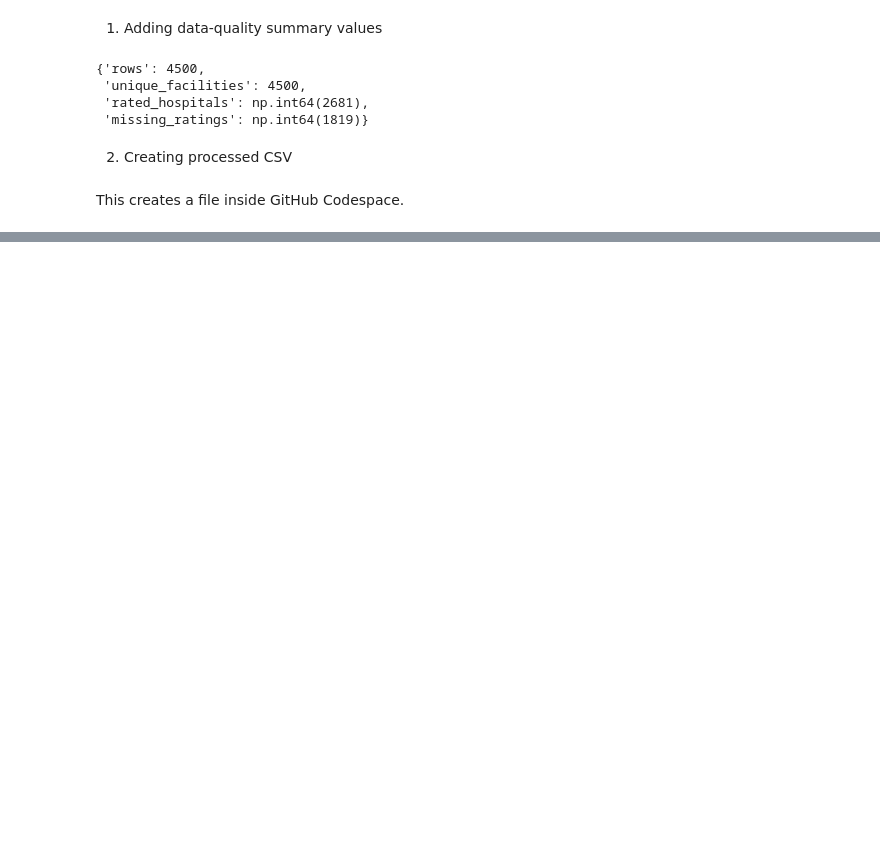
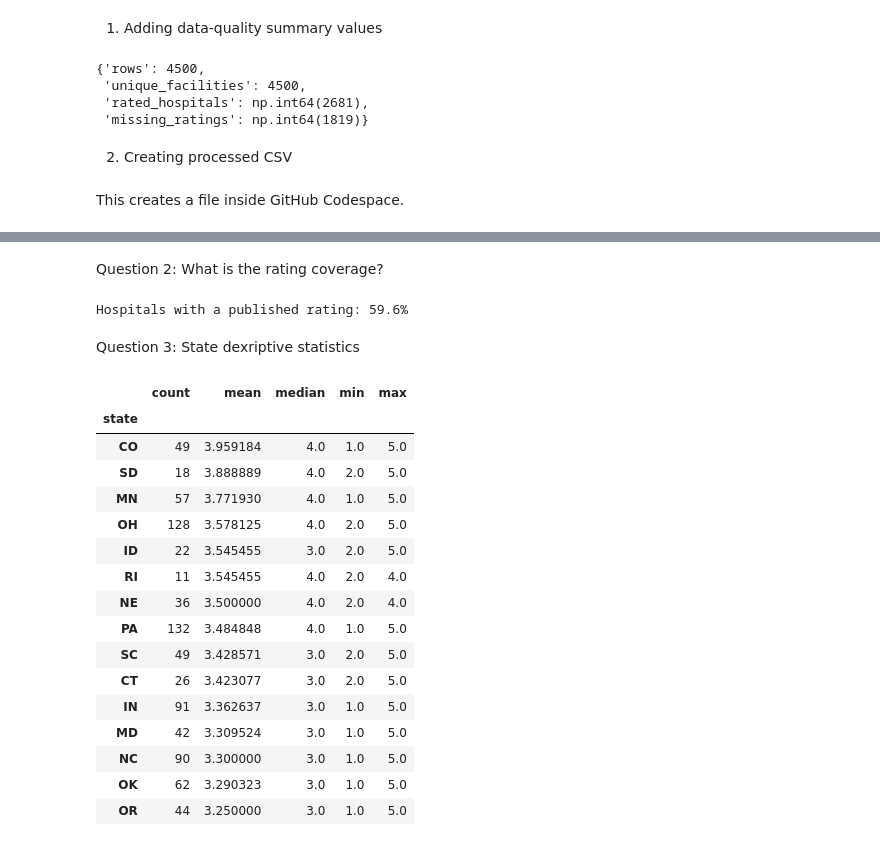
Before and after one commit to rtorresromero93/us-hospital-quality-analysis, a Jupyter notebook: notebooks/01_hospital_quality_analysis.ipynb, the cells around one changed output, grey strips where cells are left out. Drawn from its saved outputs; the diff is of its cells as text; code cells hidden in the pictures; blank space fills up the shorter version.

```diff
--- a/notebooks/01_hospital_quality_analysis.ipynb
+++ b/notebooks/01_hospital_quality_analysis.ipynb
@@ -428,0 +450,35 @@ hospitals.to_csv("data/processed/hospitals_clean.csv", index=False)
+# %% [markdown]
+Question 2: What is the rating coverage?
+# %%
+rating_coverage = hospitals["hospital_overall_rating"].notna().mean() * 100
+print(f"Hospitals with a published rating: {rating_coverage:.1f}%")
+# %% [output]
+Hospitals with a published rating: 59.6%
+# %% [markdown]
+Question 3: State dexriptive statistics
+# %%
+state_summary = (
+    hospitals.dropna(subset=["hospital_overall_rating"])
+    .groupby("state")["hospital_overall_rating"]
+    .agg(["count", "mean", "median", "min", "max"])
+    .sort_values("mean", ascending=False)
+)
+state_summary.head(15)
+# %% [output]
+|  | count | mean | median | min | max |
+| state |  |  |  |  |  |
+| CO | 49 | 3.959184 | 4.0 | 1.0 | 5.0 |
+| SD | 18 | 3.888889 | 4.0 | 2.0 | 5.0 |
+| MN | 57 | 3.771930 | 4.0 | 1.0 | 5.0 |
+| OH | 128 | 3.578125 | 4.0 | 2.0 | 5.0 |
+| ID | 22 | 3.545455 | 3.0 | 2.0 | 5.0 |
+| RI | 11 | 3.545455 | 4.0 | 2.0 | 4.0 |
+| NE | 36 | 3.500000 | 4.0 | 2.0 | 4.0 |
+| PA | 132 | 3.484848 | 4.0 | 1.0 | 5.0 |
+| SC | 49 | 3.428571 | 3.0 | 2.0 | 5.0 |
+| CT | 26 | 3.423077 | 3.0 | 2.0 | 5.0 |
+| IN | 91 | 3.362637 | 3.0 | 1.0 | 5.0 |
+| MD | 42 | 3.309524 | 3.0 | 1.0 | 5.0 |
+| NC | 90 | 3.300000 | 3.0 | 1.0 | 5.0 |
+| OK | 62 | 3.290323 | 3.0 | 1.0 | 5.0 |
+| OR | 44 | 3.250000 | 3.0 | 1.0 | 5.0 |
```
Also changed, not shown: parts of 30 cells of this notebook, 1 other file.
